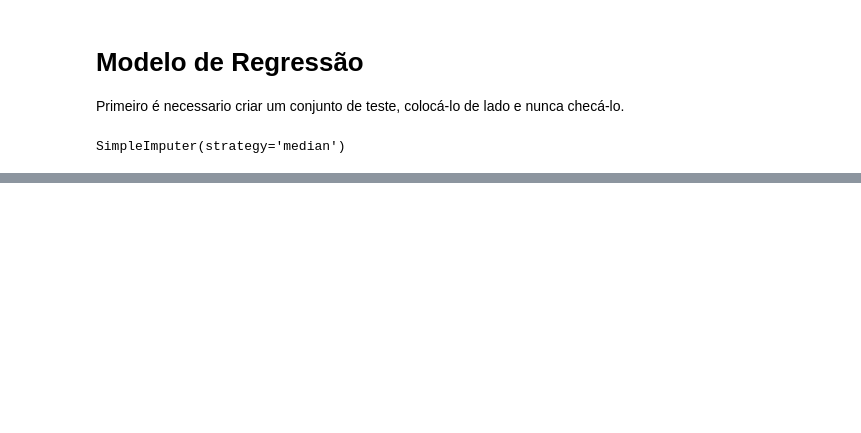
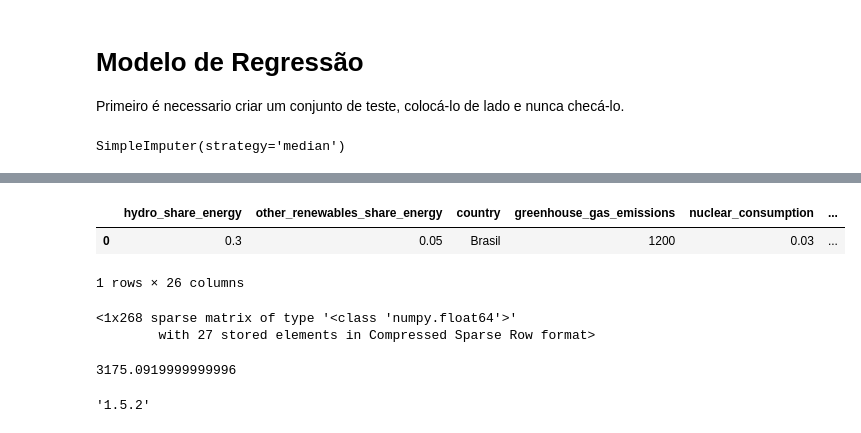
Before and after one commit to LEVI-FIAP/IA, a Jupyter notebook: notebooks/world_consumption.ipynb, the cells around one changed output, grey strips where cells are left out. Drawn from its saved outputs; the diff is of its cells as text; code cells hidden in the pictures; blank space fills up the shorter version.

Commit message:
modelo criado falta exportar

```diff
--- a/notebooks/world_consumption.ipynb
+++ b/notebooks/world_consumption.ipynb
@@ -524,0 +829,32 @@ df_treatment_label = df_treatment_label[['store_id', 'channel_id', 'order_create
+# %%
+#Estrutura os dados de entrada para integração do modelo
+columns = ['hydro_share_energy', 'other_renewables_share_energy', 'country', 'greenhouse_gas_emissions', 'nuclear_consumption', 'energy_per_capita', 'solar_consumption', 'energy_consumption', 'other_renewable_consumption', 'per_capita_electricity', 'solar_share_energy', 'hydro_consumption', 'nuclear_share_energy', 'wind_share_energy', 'fossil_energy_consumption', 'electricity_generation', 'year', 'biofuel_share_energy', 'fossil_share_elec', 'wind_consumption', 'biofuel_consumption', 'fossil_share_energy', 'gdp_millions', 'population', 'primary_energy_consumption', 'renewable_share_energy']
+
+values = [0.30, 0.05, 'Brasil', 1200, 0.03, 2700, 0.02, 90000, 3000, 2200, 0.04, 30000, 0.01, 0.06, 55000, 85000, 2023, 0.10, 0.65, 2500, 5000, 0.55, 2000000, 213000000, 120000, 0.45]
+
+#Cria o dataframe
+df = pd.DataFrame([values], columns=columns)
+df.head()
+# %% [output]
+|  | hydro_share_energy | other_renewables_share_energy | country | greenhouse_gas_emissions | nuclear_consumption | ... |
+| 0 | 0.3 | 0.05 | Brasil | 1200 | 0.03 | ... |
+1 rows × 26 columns
+# %%
+#Prepada os dados para a predição
+X_test_prepared = loaded_full_pipeline.transform(df)
+X_test_prepared
+# %% [output]
+<1x268 sparse matrix of type '<class 'numpy.float64'>'
+        with 27 stored elements in Compressed Sparse Row format>
+# %%
+#Realiza a Predição
+prediction = loaded_model.predict(X_test_prepared)
+prediction[0]
+# %% [output]
+3175.0919999999996
+# %%
+#Verifica a versão da biblioteca para adicionar ao Flask
+import sklearn
+sklearn.__version__
+# %% [output]
+'1.5.2'
```
Also changed, not shown: parts of 53 cells of this notebook.
